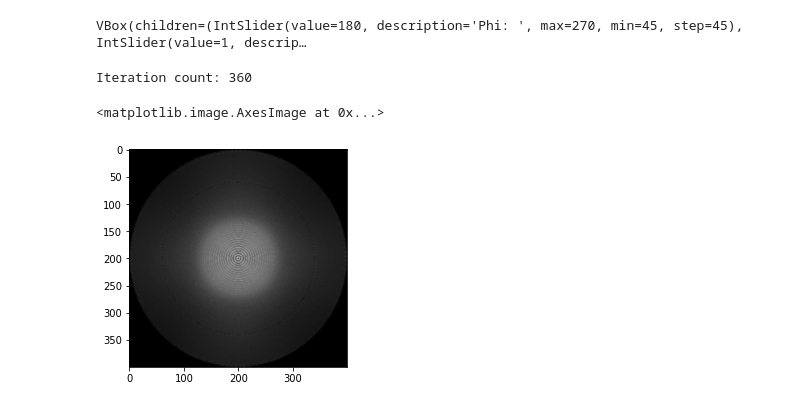
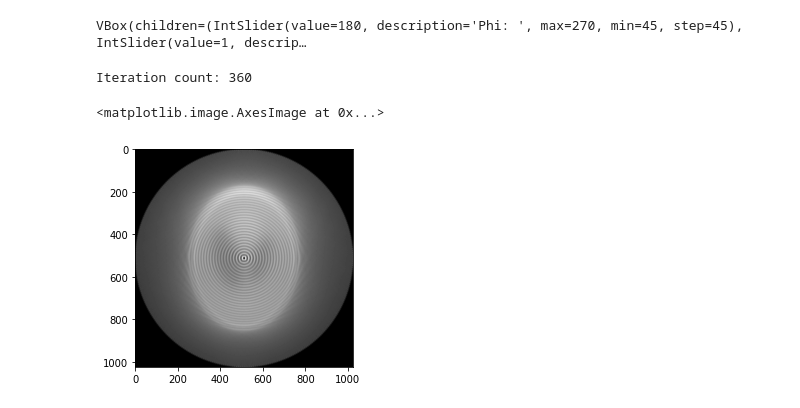
Before and after one commit to codeblessing/S6-IwM, a Jupyter notebook: ct.ipynb, the cells around one changed output. Drawn from its saved outputs; the diff is of its cells as text; code cells hidden in the pictures.

```diff
--- a/ct.ipynb
+++ b/ct.ipynb
@@ -280,7 +280,7 @@ box_layout = ipywidgets.Layout(display = 'flex', flex_flow = 'column', align_ite
 
 out = ipywidgets.Output()
 
-image = cv.imread("data/circle.png", cv.IMREAD_GRAYSCALE)
+image = cv.imread("data/phantom.png", cv.IMREAD_GRAYSCALE)
 
 sinogram = None
 
@@ -355,22 +355,20 @@ def inverse_radon(sinogram, phi = 180, size = 0):
             line = draw.line_nd([x_e, y_e], [x_d, y_d])
             line = list(filter(in_bounds, zip(*line)))
             line = list(zip(*line))
-            image[line[1], line[0]] += sinogram[iteration, i]
+            image[line[1], line[0]] += sinogram[iteration, i] / len(line[0])
 
-    # image = cv.GaussianBlur(image, (3, 3), 0, 0)
-    image = img_as_ubyte(normalize(image))
-    image = cv.medianBlur(image, 3)
+    image = cv.GaussianBlur(image, (3, 3), 0, 0)
 
     return normalize(image)
 # %%
 from matplotlib.pylab import imshow
 from matplotlib import pyplot as plt
 
-inverse = inverse_radon(sinogram, phi=phi_slider.value, size=400)
+inverse = inverse_radon(sinogram, phi = phi_slider.value, size = 1024)
 
-imshow(inverse, cmap="gray")
+imshow(inverse, cmap = "gray")
 # %% [output]
 Iteration count: 360
 <matplotlib.image.AxesImage at 0x...>
-[figure, old version]
+[figure, new version]
 # %%
```
Also changed, not shown: parts of 3 cells of this notebook.
